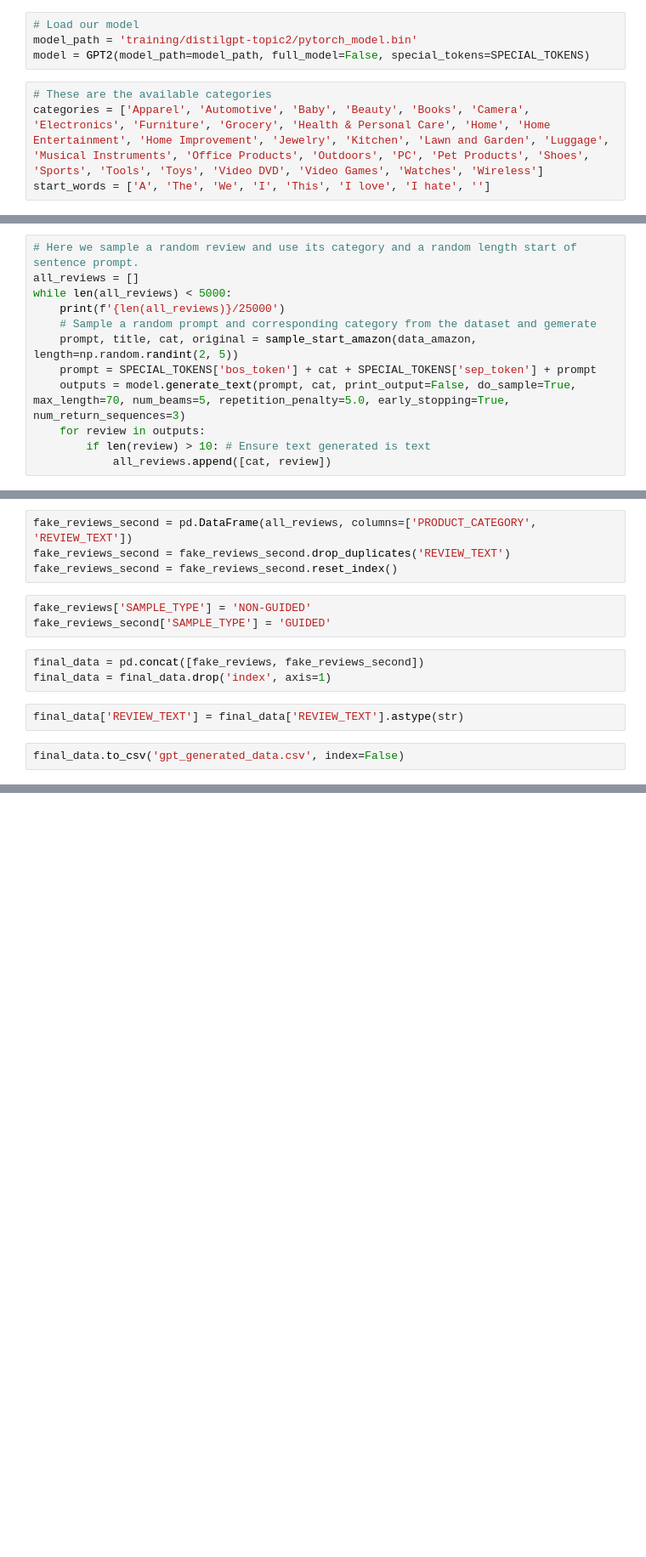
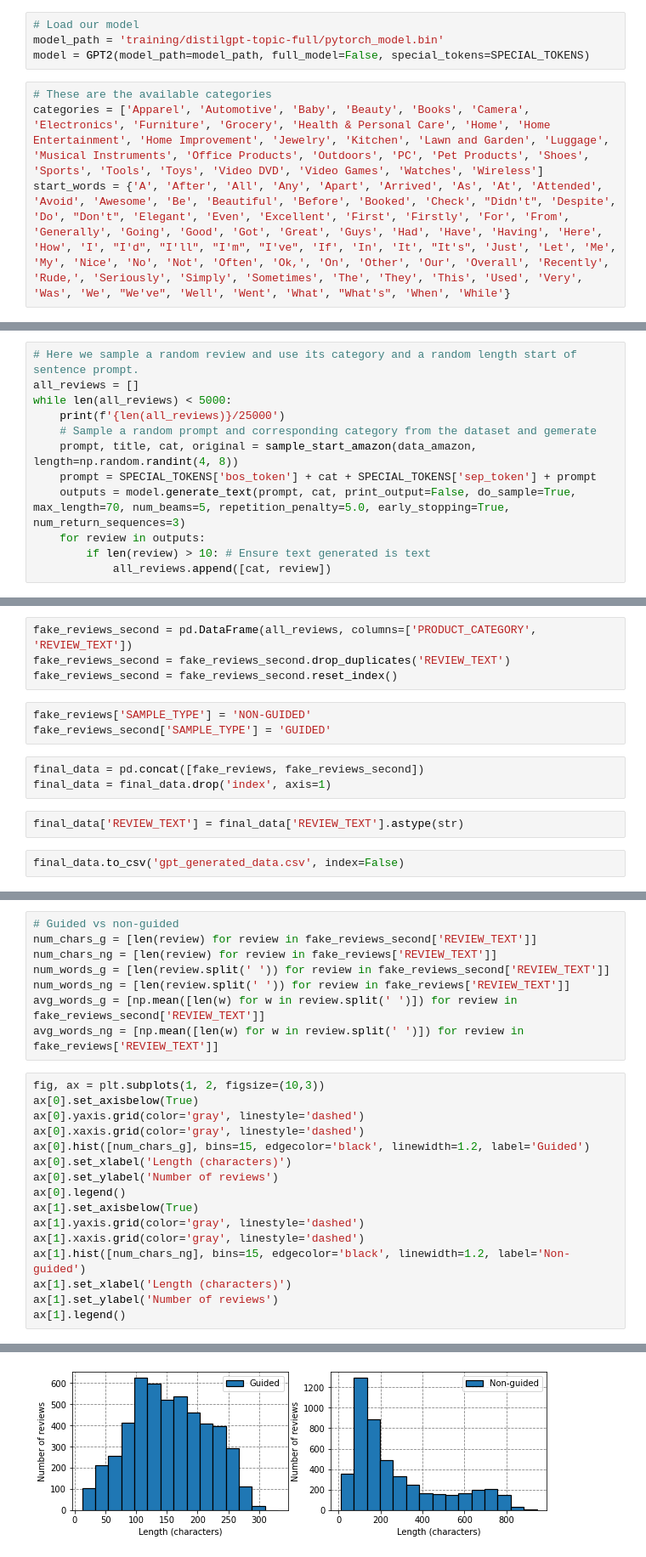
Before and after one commit to mazabdul7/nlp_coursework_project, a Jupyter notebook: generate_dataset.ipynb, the cells around one changed output, grey strips where cells are left out. Shown at 85% size. Saved outputs shown, nothing was run; the diff lists cells and outputs as text; blank space fills up the shorter version.

```diff
--- a/generate_dataset.ipynb
+++ b/generate_dataset.ipynb
@@ -28,12 +28,12 @@ data_amazon = data_loader.load_amazon(test_mode=True, deceptive=False)
 data_gold = data_loader.load_gold_txt()
 # %%
 # Load our model
-model_path = 'training/distilgpt-topic2/pytorch_model.bin'
+model_path = 'training/distilgpt-topic-full/pytorch_model.bin'
 model = GPT2(model_path=model_path, full_model=False, special_tokens=SPECIAL_TOKENS)
 # %%
 # These are the available categories
 categories = ['Apparel', 'Automotive', 'Baby', 'Beauty', 'Books', 'Camera', 'Electronics', 'Furniture', 'Grocery', 'Health & Personal Care', 'Home', 'Home Entertainment', 'Home Improvement', 'Jewelry', 'Kitchen', 'Lawn and Garden', 'Luggage', 'Musical Instruments', 'Office Products', 'Outdoors', 'PC', 'Pet Products', 'Shoes', 'Sports', 'Tools', 'Toys', 'Video DVD', 'Video Games', 'Watches', 'Wireless']
-start_words = ['A', 'The', 'We', 'I', 'This', 'I love', 'I hate', '']
+start_words = {'A', 'After', 'All', 'Any', 'Apart', 'Arrived', 'As', 'At', 'Attended', 'Avoid', 'Awesome', 'Be', 'Beautiful', 'Before', 'Booked', 'Check', "Didn't", 'Despite', 'Do', "Don't", 'Elegant', 'Even', 'Excellent', 'First', 'Firstly', 'For', 'From', 'Generally', 'Going', 'Good', 'Got', 'Great', 'Guys', 'Had', 'Have', 'Having', 'Here', 'How', 'I', "I'd", "I'll", "I'm", "I've", 'If', 'In', 'It', "It's", 'Just', 'Let', 'Me', 'My', 'Nice', 'No', 'Not', 'Often', 'Ok,', 'On', 'Other', 'Our', 'Overall', 'Recently', 'Rude,', 'Seriously', 'Simply', 'Sometimes', 'The', 'They', 'This', 'Used', 'Very', 'Was', 'We', "We've", 'Well', 'Went', 'What', "What's", 'When', 'While'}
 # %%
 # Begin generating samples
 # 25k will be sampled with random category and random start word from OPSpam as it has better grammar
@@ -56,7 +56,7 @@ all_reviews = []
 while len(all_reviews) < 5000:
     print(f'{len(all_reviews)}/25000')
     # Sample a random prompt and corresponding category from the dataset and gemerate
-    prompt, title, cat, original = sample_start_amazon(data_amazon, length=np.random.randint(2, 5))
+    prompt, title, cat, original = sample_start_amazon(data_amazon, length=np.random.randint(4, 8))
     prompt = SPECIAL_TOKENS['bos_token'] + cat + SPECIAL_TOKENS['sep_token'] + prompt
     outputs = model.generate_text(prompt, cat, print_output=False, do_sample=True, max_length=70, num_beams=5, repetition_penalty=5.0, early_stopping=True, num_return_sequences=3)
     for review in outputs:
@@ -82,0 +91,25 @@ final_data.to_csv('gpt_generated_data.csv', index=False)
+# %%
+# Guided vs non-guided
+num_chars_g = [len(review) for review in fake_reviews_second['REVIEW_TEXT']]
+num_chars_ng = [len(review) for review in fake_reviews['REVIEW_TEXT']]
+num_words_g = [len(review.split(' ')) for review in fake_reviews_second['REVIEW_TEXT']]
+num_words_ng = [len(review.split(' ')) for review in fake_reviews['REVIEW_TEXT']]
+avg_words_g = [np.mean([len(w) for w in review.split(' ')]) for review in fake_reviews_second['REVIEW_TEXT']]
+avg_words_ng = [np.mean([len(w) for w in review.split(' ')]) for review in fake_reviews['REVIEW_TEXT']]
+# %%
+fig, ax = plt.subplots(1, 2, figsize=(10,3))
+ax[0].set_axisbelow(True)
+ax[0].yaxis.grid(color='gray', linestyle='dashed')
+ax[0].xaxis.grid(color='gray', linestyle='dashed')
+ax[0].hist([num_chars_g], bins=15, edgecolor='black', linewidth=1.2, label='Guided')
+ax[0].set_xlabel('Length (characters)')
+ax[0].set_ylabel('Number of reviews')
+ax[0].legend()
+ax[1].set_axisbelow(True)
+ax[1].yaxis.grid(color='gray', linestyle='dashed')
+ax[1].xaxis.grid(color='gray', linestyle='dashed')
+ax[1].hist([num_chars_ng], bins=15, edgecolor='black', linewidth=1.2, label='Non-guided')
+ax[1].set_xlabel('Length (characters)')
+ax[1].set_ylabel('Number of reviews')
+ax[1].legend()
+# %% [output]
@@ -82,0 +117 @@ final_data.to_csv('gpt_generated_data.csv', index=False)
+[figure, added]
```
Also changed, not shown: parts of 13 cells of this notebook, 6 other files.
